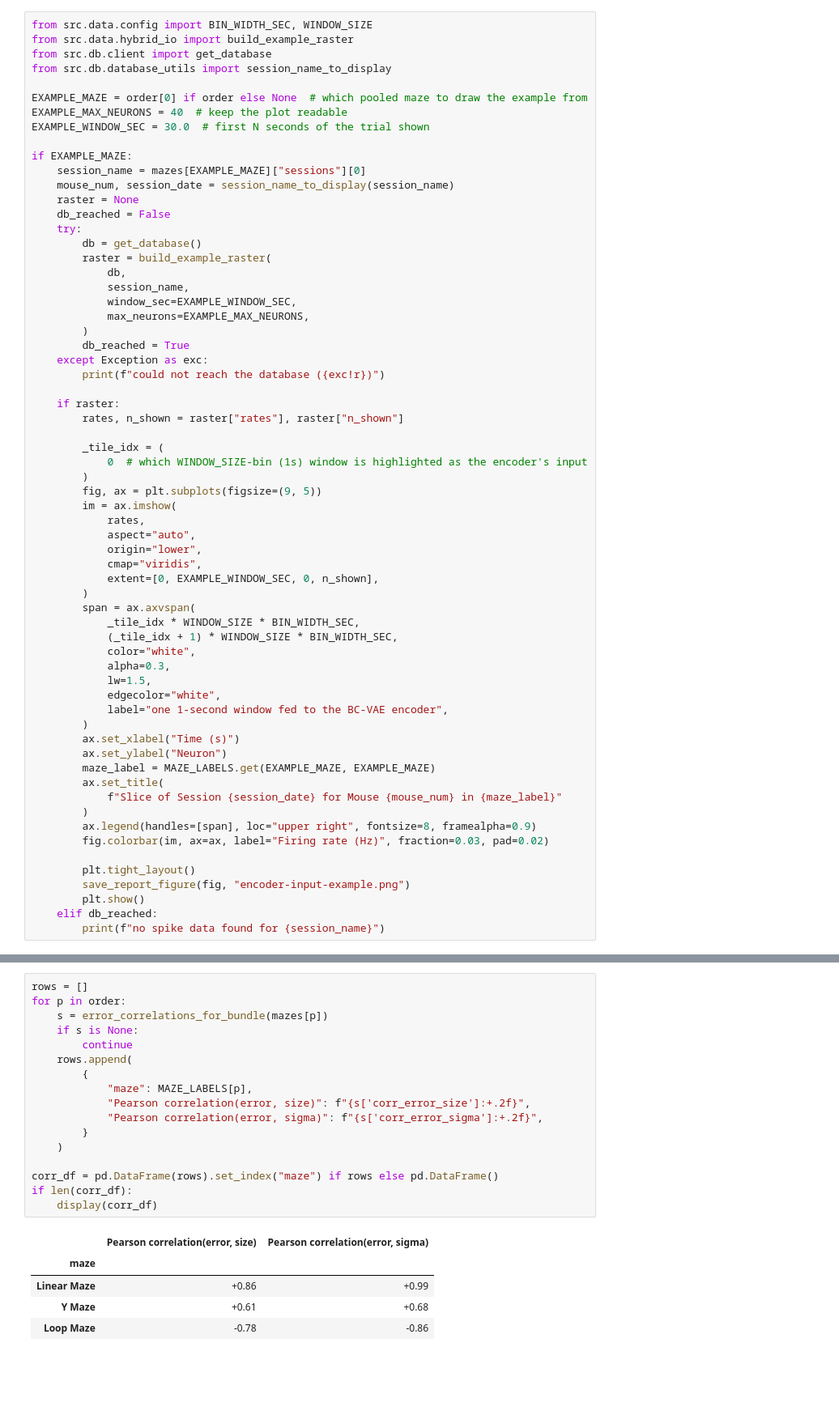
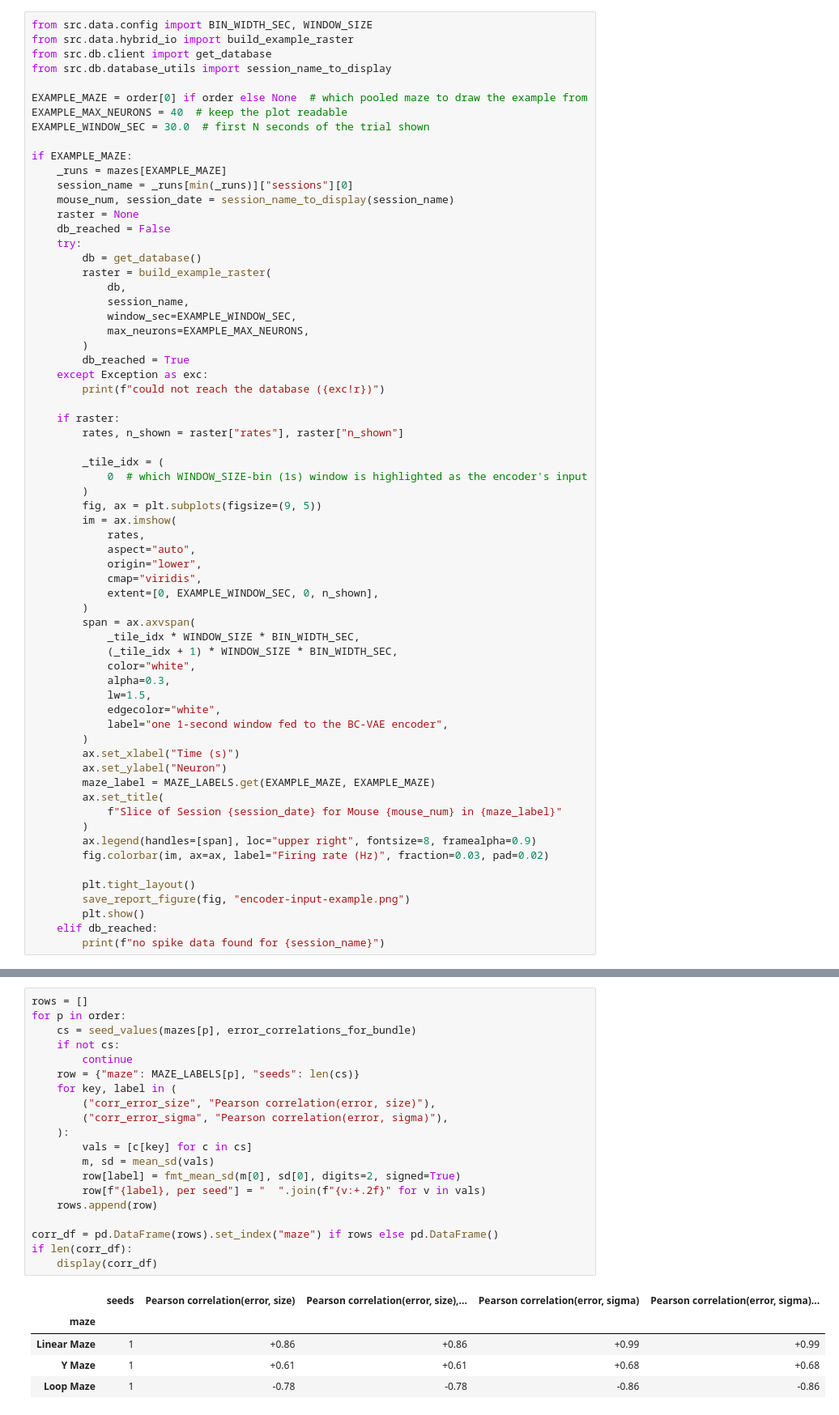
Before and after one commit to ada-ggf25/Conformal-BCI, a Jupyter notebook: analyses/cross_maze.ipynb, the cells around one changed output, grey strips where cells are left out. Shown at 81% size. Drawn from its saved outputs; the diff is of its cells as text; blank space fills up the shorter version.

```diff
--- a/analyses/cross_maze.ipynb
+++ b/analyses/cross_maze.ipynb
@@ -89,7 +109,8 @@ EXAMPLE_MAX_NEURONS = 40  # keep the plot readable
 EXAMPLE_WINDOW_SEC = 30.0  # first N seconds of the trial shown
 
 if EXAMPLE_MAZE:
-    session_name = mazes[EXAMPLE_MAZE]["sessions"][0]
+    _runs = mazes[EXAMPLE_MAZE]
+    session_name = _runs[min(_runs)]["sessions"][0]
     mouse_num, session_date = session_name_to_display(session_name)
     raster = None
     db_reached = False
@@ -560,26 +581,29 @@ Decoder error Pearson correlations over grouped test data points. Decoder error
 # %%
 rows = []
 for p in order:
-    s = error_correlations_for_bundle(mazes[p])
-    if s is None:
+    cs = seed_values(mazes[p], error_correlations_for_bundle)
+    if not cs:
         continue
-    rows.append(
-        {
-            "maze": MAZE_LABELS[p],
-            "Pearson correlation(error, size)": f"{s['corr_error_size']:+.2f}",
-            "Pearson correlation(error, sigma)": f"{s['corr_error_sigma']:+.2f}",
-        }
-    )
+    row = {"maze": MAZE_LABELS[p], "seeds": len(cs)}
+    for key, label in (
+        ("corr_error_size", "Pearson correlation(error, size)"),
+        ("corr_error_sigma", "Pearson correlation(error, sigma)"),
+    ):
+        vals = [c[key] for c in cs]
+        m, sd = mean_sd(vals)
+        row[label] = fmt_mean_sd(m[0], sd[0], digits=2, signed=True)
+        row[f"{label}, per seed"] = "  ".join(f"{v:+.2f}" for v in vals)
+    rows.append(row)
 
 corr_df = pd.DataFrame(rows).set_index("maze") if rows else pd.DataFrame()
 if len(corr_df):
     display(corr_df)
 # %% [output]
-|  | Pearson correlation(error, size) | Pearson correlation(error, sigma) |
-| maze |  |  |
-| Linear Maze | +0.86 | +0.99 |
-| Y Maze | +0.61 | +0.68 |
-| Loop Maze | -0.78 | -0.86 |
+|  | seeds | Pearson correlation(error, size) | Pearson correlation(error, size),... | Pearson correlation(error, sigma) | Pearson correlation(error, sigma)... |
+| maze |  |  |  |  |  |
+| Linear Maze | 1 | +0.86 | +0.86 | +0.99 | +0.99 |
+| Y Maze | 1 | +0.61 | +0.61 | +0.68 | +0.68 |
+| Loop Maze | 1 | -0.78 | -0.78 | -0.86 | -0.86 |
 # %% [markdown]
 ## 8. Uncertainty Signals Contribution
 
```
Also changed, not shown: parts of 13 cells of this notebook.
